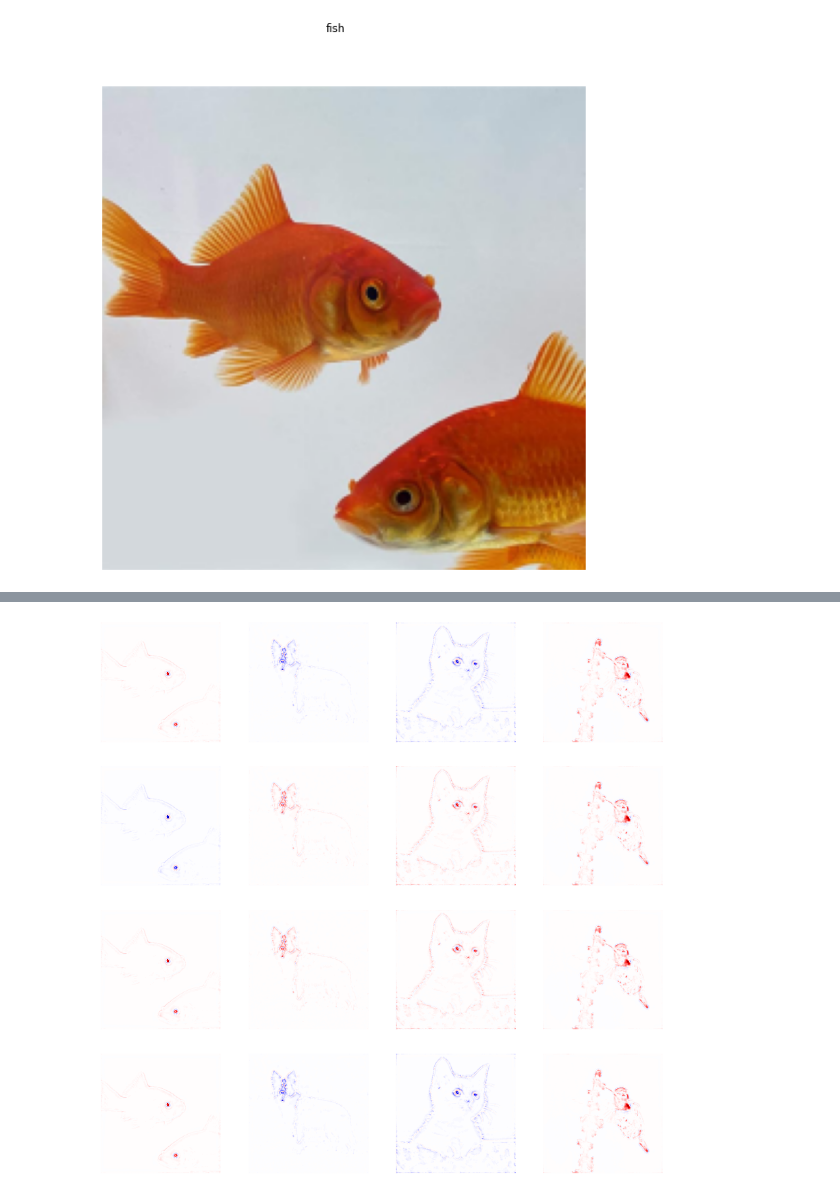
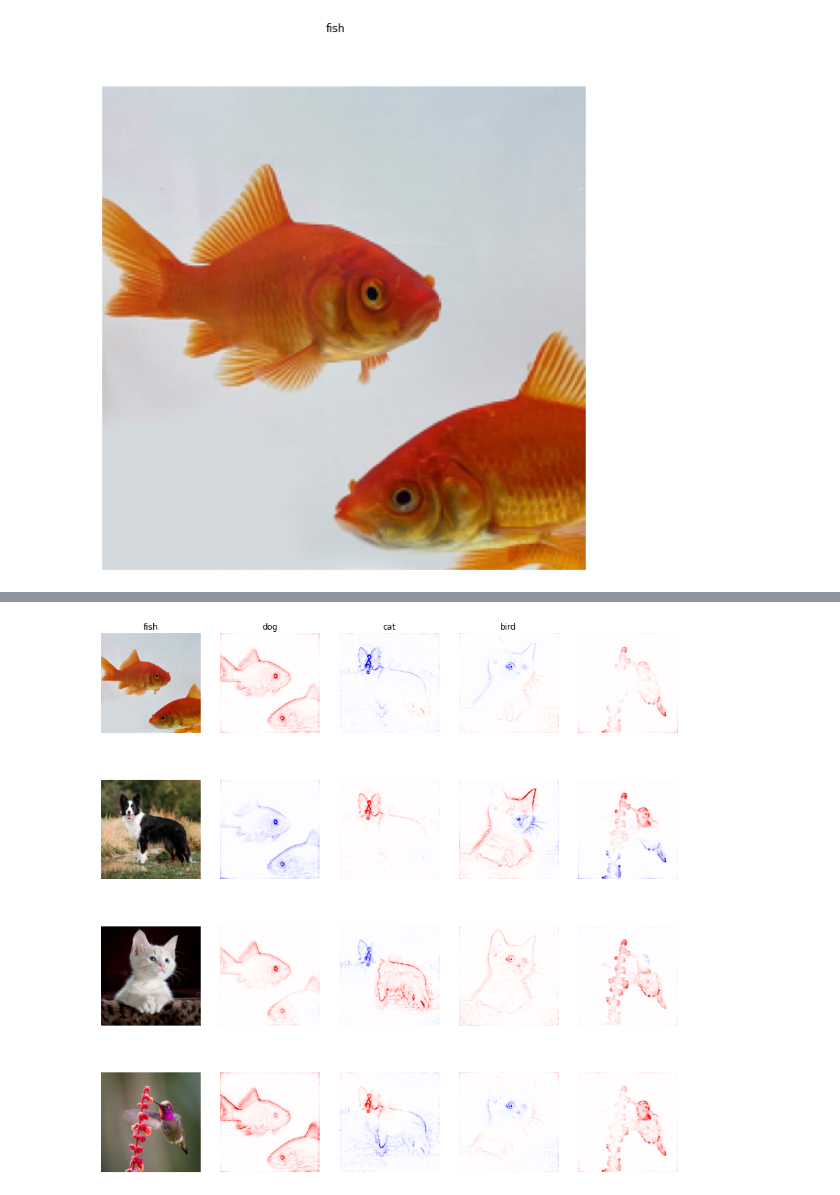
Before and after one commit to estenhl/keras-explainability, a Jupyter notebook: notebooks/Explain 2D VGG predictions.ipynb, the cells around one changed output, grey strips where cells are left out. Saved outputs shown, nothing was run; the diff lists cells and outputs as text; code cells hidden in the pictures.

```diff
--- a/notebooks/Explain 2D VGG predictions.ipynb
+++ b/notebooks/Explain 2D VGG predictions.ipynb
@@ -35,6 +193,7 @@ urls = {
 }
 
 images = {}
+original_images = {}
 
 for key in urls:
     req = requests.get(urls[key])
@@ -47,6 +206,7 @@ for key in urls:
     img = imread(f'/tmp/{key}.jpg')
     img = resize(img, (224, 224), preserve_range=True)
     img = img.astype(np.uint8)
+    original_images[key] = img
     plt.imshow(img)
     plt.gca().axis('off')
     plt.show()
@@ -107,13 +240,41 @@ for i in range(len(keys)):
-# %%
-fig, ax = plt.subplots(4, 4, figsize=(15, 15))
-
-for i in range(len(explanations)):
-    for j in range(len(explanations[i])):
-        explanation = np.sum(explanations[i][j][0], axis=-1)
-        explanation = explanation / np.amax(np.abs(explanation))
-        ax[i][j].imshow(explanation, cmap='seismic', clim=(-1, 1))
-        ax[i][j].axis('off')
-
-plt.show()
-# %% [output]
-[figure, removed]
+# %%
+from explainability import LRP
+
+idx = [
+    ('fish', 1),
+    ('dog', 232),
+    ('cat', 281),
+    ('bird', 94)
+]
+
+explainers = {
+    p[0]: LRP(model, layer=26, idx=p[1], strategy=strategy) \
+    for p in idx
+}
+
+fig, ax = plt.subplots(4, 5, figsize=(15, 15))
+
+explanations = np.zeros((4, 4), dtype=object)
+
+keys = [p[0] for p in idx]
+
+for i in range(4):
+    ax[0][i].set_title(keys[i])
+    ax[i][0].imshow(original_images[keys[i]])
+    ax[i][0].axis('off')
+
+for i in range(len(keys)):
+    for j in range(len(keys)):
+        explanations[i][j] = explainers[keys[i]](np.expand_dims(images[keys[j]], axis=0))
+
+for i in range(len(explanations)):
+    for j in range(len(explanations[i])):
+        explanation = np.sum(explanations[i][j][0], axis=-1)
+        explanation = explanation / np.amax(np.abs(explanation))
+        ax[i][j+1].imshow(explanation, cmap='seismic', clim=(-1, 1))
+        ax[i][j+1].axis('off')
+
+
+plt.show()
+# %% [output]
+[figure, added]
```
Also changed, not shown: parts of 4 cells of this notebook, 5 other files.
